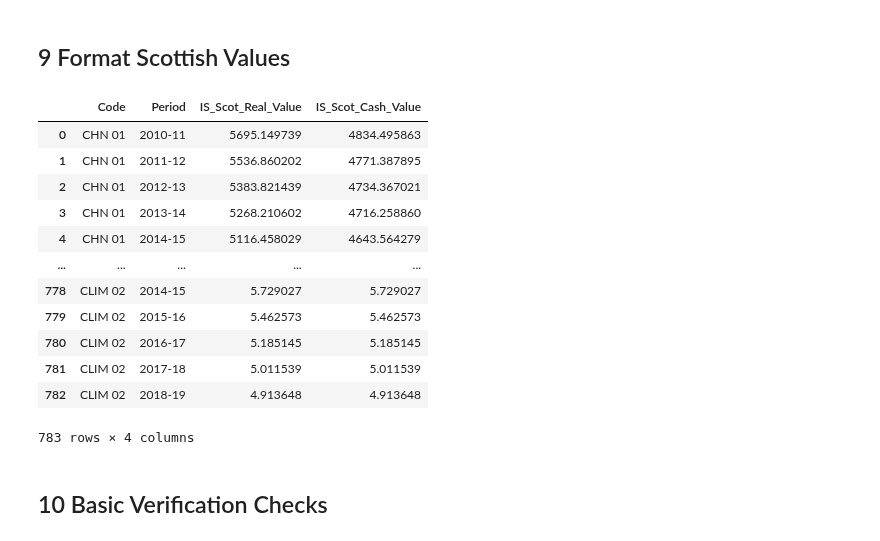
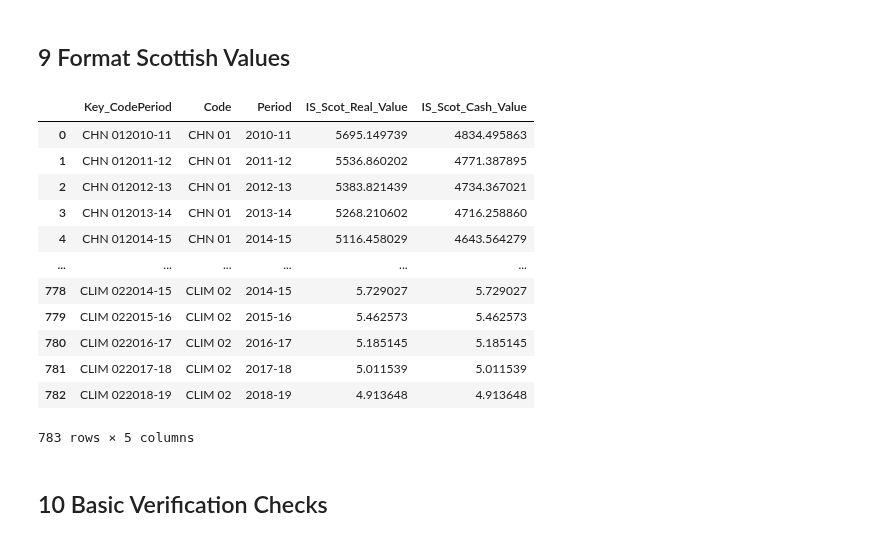
Before and after one commit to SC-TPP/LGBF, a Jupyter notebook: Transform LGBF Data File.ipynb, the cells around one changed output. Cells and saved outputs as stored; diff of their text form; code cells hidden in the pictures.

```diff
--- a/Transform LGBF Data File.ipynb
+++ b/Transform LGBF Data File.ipynb
@@ -1115,41 +1133,44 @@ all_LGBFData
 # %%
  # Convert value columns to numeric only using errors = 'coerce' to force any text values (dna, *, N/A etc.) to return NaN.
 ISScottishValues[['Real_Value','Cash_Value']] = ISScottishValues[['Real_Value','Cash_Value']].apply(pd.to_numeric,errors='coerce')
 
 # Remove rows which contain null or NaN in the Real_Value column as they are non-datapoints and could interfere with average, ranking and quartile calculations later.
 ISScottishValues = ISScottishValues[pd.notnull(ISScottishValues['Real_Value'])]
 
 # Convert Percentages to proper decimal percentages
 ISScottishValues = ISScottishValues.merge(indicatorInformation[['Code','MeasureType']], how = 'left', on = ['Code'], suffixes = ('_all','_info'))
 
 # These steps use the functions defined in step 5.5
 ISScottishValues['Real_Value'] = ISScottishValues.apply(ConvertPercent_Real, axis = 1)
 ISScottishValues['Cash_Value'] = ISScottishValues.apply(ConvertPercent_Cash, axis = 1)
 
 ISScottishValues = ISScottishValues.drop(columns = ['MeasureType'])
 
 # Merge sortable codes into dataframe
 ISScottishValues = ISScottishValues.merge(indicatorInformation[['Code','Code_Sortable']], how = 'left', on = ['Code'], suffixes = ('ISScot','_info'))
 
+# Add relationship Key Columns
+ISScottishValues['Key_CodePeriod'] = ISScottishValues['Code_Sortable'] + ISScottishValues['Period']
+
 # Reorder and rename columns appropriately
-ISScottishValues = ISScottishValues[['Code_Sortable','Period','Real_Value','Cash_Value']]
+ISScottishValues = ISScottishValues[['Key_CodePeriod','Code_Sortable','Period','Real_Value','Cash_Value']]
 ISScottishValues = ISScottishValues.rename(columns = {'Real_Value' : 'IS_Scot_Real_Value', 'Cash_Value' : 'IS_Scot_Cash_Value','Code_Sortable' : 'Code'})
 
 ISScottishValues
 # %% [output]
-|  | Code | Period | IS_Scot_Real_Value | IS_Scot_Cash_Value |
-| 0 | CHN 01 | 2010-11 | 5695.149739 | 4834.495863 |
-| 1 | CHN 01 | 2011-12 | 5536.860202 | 4771.387895 |
-| 2 | CHN 01 | 2012-13 | 5383.821439 | 4734.367021 |
-| 3 | CHN 01 | 2013-14 | 5268.210602 | 4716.258860 |
-| 4 | CHN 01 | 2014-15 | 5116.458029 | 4643.564279 |
-| ... | ... | ... | ... | ... |
-| 778 | CLIM 02 | 2014-15 | 5.729027 | 5.729027 |
-| 779 | CLIM 02 | 2015-16 | 5.462573 | 5.462573 |
-| 780 | CLIM 02 | 2016-17 | 5.185145 | 5.185145 |
-| 781 | CLIM 02 | 2017-18 | 5.011539 | 5.011539 |
-| 782 | CLIM 02 | 2018-19 | 4.913648 | 4.913648 |
+|  | Key_CodePeriod | Code | Period | IS_Scot_Real_Value | IS_Scot_Cash_Value |
+| 0 | CHN 012010-11 | CHN 01 | 2010-11 | 5695.149739 | 4834.495863 |
+| 1 | CHN 012011-12 | CHN 01 | 2011-12 | 5536.860202 | 4771.387895 |
+| 2 | CHN 012012-13 | CHN 01 | 2012-13 | 5383.821439 | 4734.367021 |
+| 3 | CHN 012013-14 | CHN 01 | 2013-14 | 5268.210602 | 4716.258860 |
+| 4 | CHN 012014-15 | CHN 01 | 2014-15 | 5116.458029 | 4643.564279 |
+| ... | ... | ... | ... | ... | ... |
+| 778 | CLIM 022014-15 | CLIM 02 | 2014-15 | 5.729027 | 5.729027 |
+| 779 | CLIM 022015-16 | CLIM 02 | 2015-16 | 5.462573 | 5.462573 |
+| 780 | CLIM 022016-17 | CLIM 02 | 2016-17 | 5.185145 | 5.185145 |
+| 781 | CLIM 022017-18 | CLIM 02 | 2017-18 | 5.011539 | 5.011539 |
+| 782 | CLIM 022018-19 | CLIM 02 | 2018-19 | 4.913648 | 4.913648 |
-783 rows × 4 columns
+783 rows × 5 columns
 # %% [markdown]
 ## 10 Basic Verification Checks
 # %%
```
Also changed, not shown: parts of 4 cells of this notebook, 4 other files.
